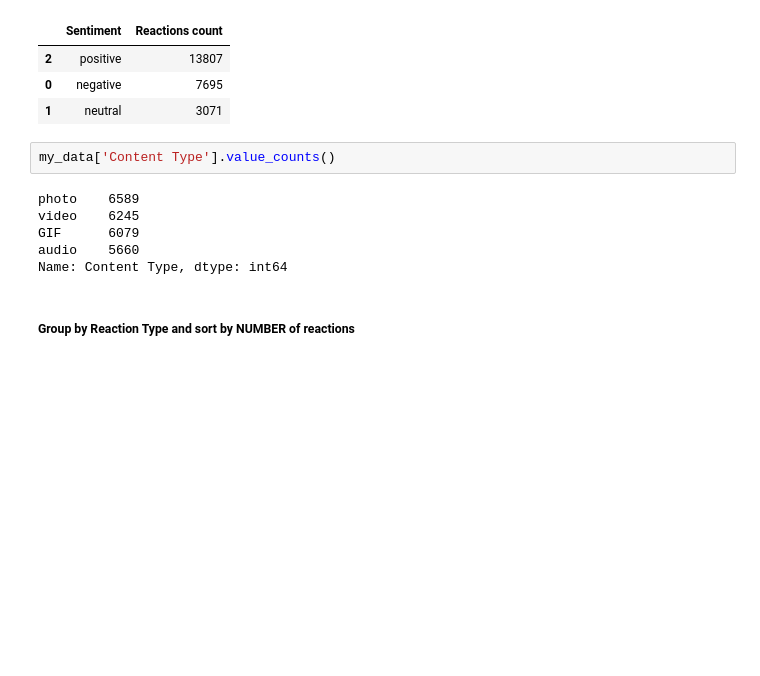
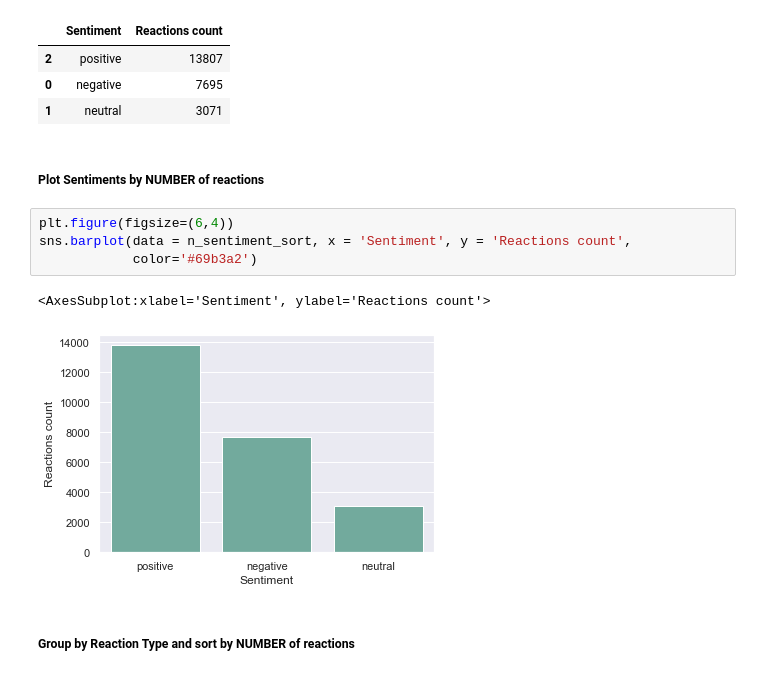
Before and after one commit to deborabastos/accenture_data_analytics, a Jupyter notebook: 2.accenture_data_analysis.ipynb, the cells around one changed output. Saved outputs shown, nothing was run; the diff lists cells and outputs as text; blank space fills up the shorter version.

Commit message:
working on graphics

```diff
--- a/2.accenture_data_analysis.ipynb
+++ b/2.accenture_data_analysis.ipynb
@@ -135,14 +137,15 @@ n_sentiment_sort
 | 2 | positive | 13807 |
 | 0 | negative | 7695 |
 | 1 | neutral | 3071 |
-# %%
-my_data['Content Type'].value_counts()
-# %% [output]
-photo    6589
-video    6245
-GIF      6079
-audio    5660
-Name: Content Type, dtype: int64
+# %% [markdown]
+##### Plot Sentiments by NUMBER of reactions
+# %%
+plt.figure(figsize=(6,4))
+sns.barplot(data = n_sentiment_sort, x = 'Sentiment', y = 'Reactions count',
+            color='#69b3a2')
+# %% [output]
+<AxesSubplot:xlabel='Sentiment', ylabel='Reactions count'>
+[figure, added]
 # %% [markdown]
 ##### Group by Reaction Type and sort by NUMBER of reactions
 # %%
```
Also changed, not shown: parts of 9 cells of this notebook.
